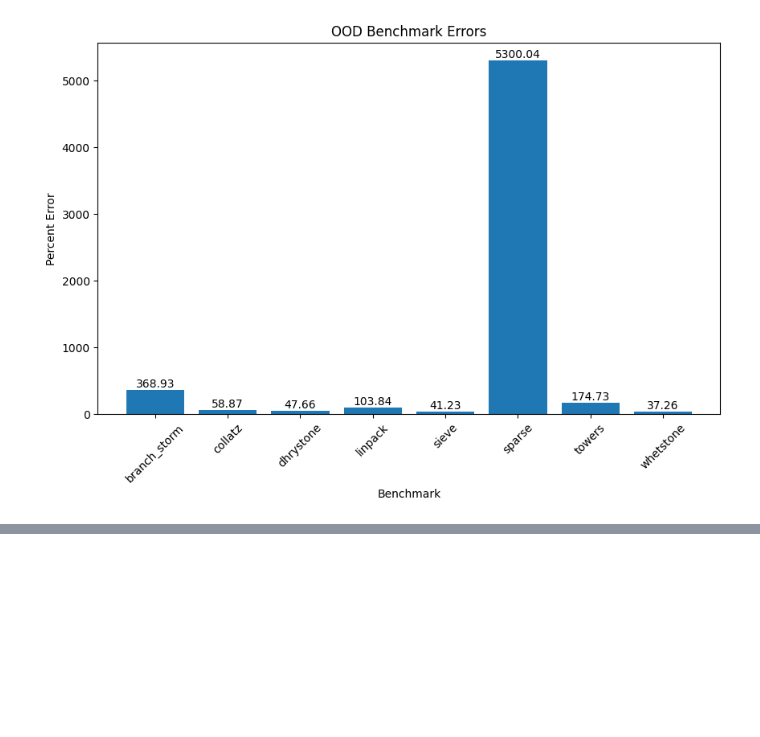
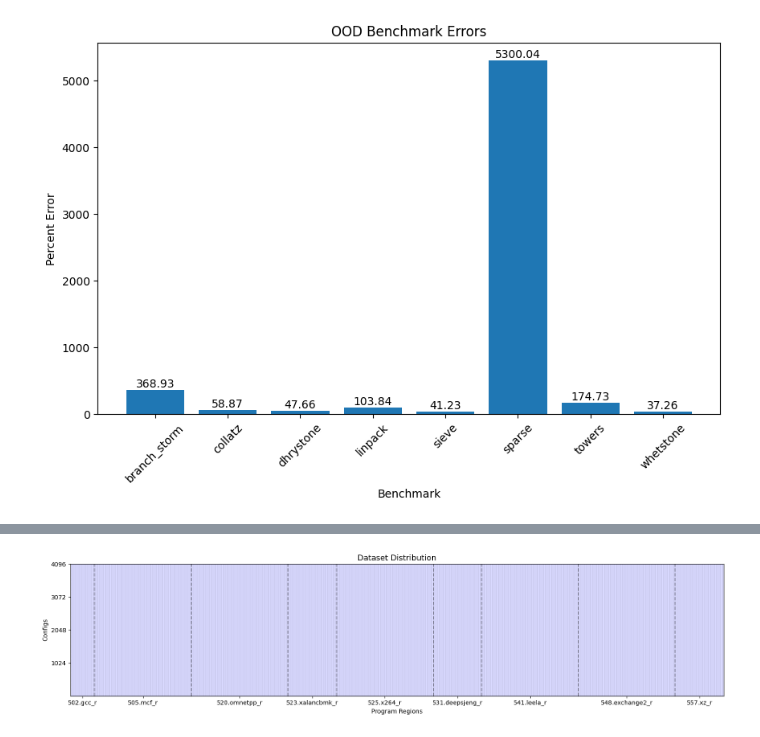
Before and after one commit to ronitnag04/peregrine, a Jupyter notebook: ml_model/analysis.ipynb, the cells around one changed output, grey strips where cells are left out. Saved outputs shown, nothing was run; the diff lists cells and outputs as text; code cells hidden in the pictures; blank space fills up the shorter version.

```diff
--- a/ml_model/analysis.ipynb
+++ b/ml_model/analysis.ipynb
@@ -158,0 +187,8 @@ fig.savefig(os.path.join(sweep_dir, "ood_benchmark_errors.png"), bbox_inches='ti
+# %%
+dataset = pd.read_csv("training_data/ronamol_spec_training_data_v2.csv")
+# %%
+drop_benchmarks = []
+test_size = None
+test_benchmarks = ""
+test_regions = 0.25
+test_configs = 0.25
@@ -158,0 +326,82 @@ fig.savefig(os.path.join(sweep_dir, "ood_benchmark_errors.png"), bbox_inches='ti
+# %%
+benchmarks = dataset["benchmark"].unique()
+program_regions = dataset.groupby(["benchmark", "ff_instructions"]).size().reset_index(name="count")[["benchmark", "ff_instructions"]]
+regions_per_benchmark = program_regions.groupby("benchmark").size().reset_index(name="count")
+
+config_columns = [
+    'branch_predictor', 'commit_width', 'decode_width', 'fetch_width',
+    'fp_mult_div_issue_width', 'fp_reg_issue_width', 'int_mult_div_issue_width',
+    'int_reg_issue_width', 'l1d_size', 'l1i_size', 'l2_size', 'lq_entries',
+    'max_icache_fills', 'rdwr_port_issue_width', 'read_port_issue_width',
+    'rename_width', 'rob_size', 'simd_unit_issue_width', 'sq_entries',
+    'stride_prefetcher_degree'
+]
+configs = dataset.groupby(config_columns).size().reset_index(name="count")[config_columns]
+num_configs = len(configs)
+
+# Set up the figure and axes
+fig, ax = plt.subplots(figsize=(16, 4))
+
+# Calculate normalized widths for each benchmark
+region_counts = regions_per_benchmark["count"].values
+total_regions = program_regions.shape[0]
+benchmark_widths = region_counts / total_regions
+
+# Plot program regions for full dataset
+x_start = 0
+for i, (benchmark, n_regions) in enumerate(zip(regions_per_benchmark["benchmark"], regions_per_benchmark["count"])):
+    width = benchmark_widths[i]
+    # Find the program regions for this benchmark
+    benchmark_regions = program_regions[program_regions["benchmark"] == benchmark]["ff_instructions"].unique()
+    # For each region, plot a vertical band
+    region_width = width / n_regions if n_regions else 0
+    for j, region in enumerate(benchmark_regions):
+        # Each region gets a box spanning full y range (for all configs)
+        left = x_start + j * region_width
+        rect = plt.Rectangle(xy=(left, 0), width=region_width, height=num_configs-1,
+                             alpha=0.15, facecolor="blue", edgecolor='black', linewidth=0.25)
+        ax.add_patch(rect)
+    # Optionally annotate benchmark boundaries
+    ax.axvline(x=x_start, color="black", linestyle="--", alpha=0.4)
+    x_start += width
+
+# Ticks for configs (y-axis)
+config_tick_labels = [f"{int(round(i*num_configs/4))}" for i in range(5)]
+config_tick_pos = [i*num_configs/4 - 1 for i in range(5)]
+ax.set_yticks(config_tick_pos)
+ax.set_yticklabels(config_tick_labels)
+ax.set_ylabel("Configs")
+
+# X-axis ticks: at the edge of each benchmark region, and midpoint
+x_tick_positions = []
+x_tick_labels = []
+x_start = 0
+for i, (benchmark, n_regions) in enumerate(zip(regions_per_benchmark["benchmark"], regions_per_benchmark["count"])):
+    width = benchmark_widths[i]
+    mid_region = x_start + width/2
+    x_tick_positions.append(mid_region)
+    x_tick_labels.append(benchmark)
+    x_start += width
+ax.set_xticks(x_tick_positions)
+ax.set_xticklabels(x_tick_labels, ha="center")
+ax.set_xlabel("Program Regions")
+
+
+# # Plot train and test regions
+# train_benchmarks = train_dataset["benchmark"].unique()
+# train_program_regions = train_dataset.groupby(["benchmark", "ff_instructions"]).size().reset_index(name="count")[["benchmark", "ff_instructions"]]
+# train_regions_per_benchmark = train_program_regions.groupby("benchmark").size().reset_index(name="count")
+
+# train_configs = train_dataset.groupby(config_columns).size().reset_index(name="count")[config_columns]
+# num_train_configs = len(train_configs)
+
+
+
+
+ax.set_title("Dataset Distribution", fontsize=13)
+ax.set_xlim(0,1)
+ax.set_ylim(0, num_configs-1 if num_configs > 1 else 1)
+plt.tight_layout()
+plt.show()
+# %% [output]
+[figure, added]
```
Also changed, not shown: parts of 32 cells of this notebook, 3 other files.
